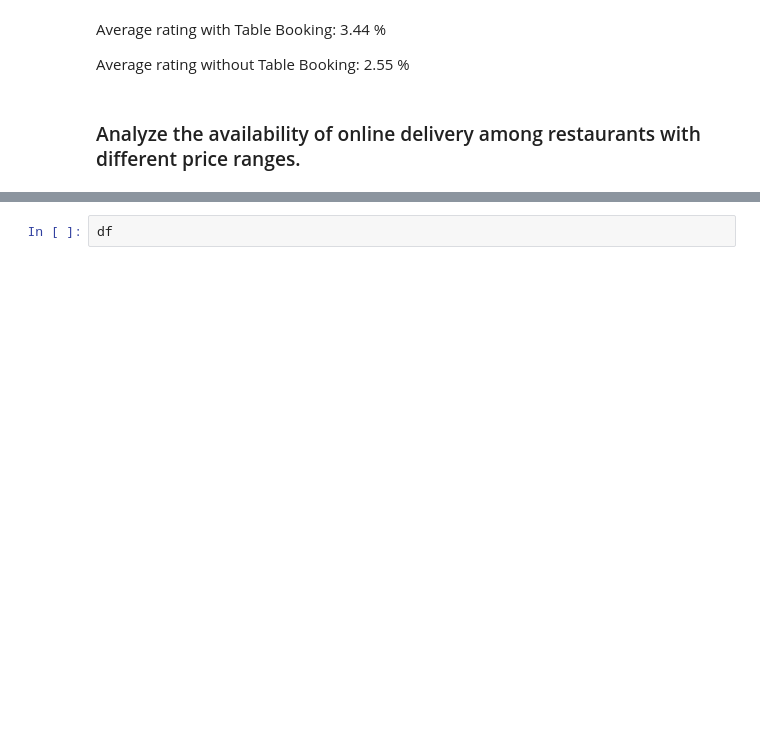
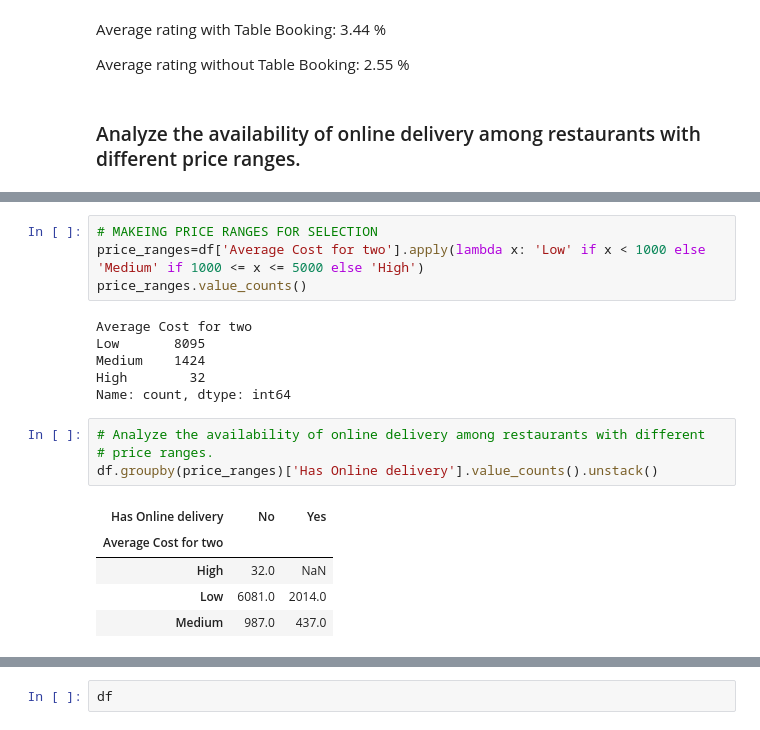
Before and after one commit to Aman811630/Data-Science-Internship-at-Cognifyz-Technologies, a Jupyter notebook: Level_02_Conifyz_Data_Science_Internship_By_Aman_Singh.ipynb, the cells around one changed output, grey strips where cells are left out. Saved outputs shown, nothing was run; the diff lists cells and outputs as text; blank space fills up the shorter version.

```diff
--- a/Level_02_Conifyz_Data_Science_Internship_By_Aman_Singh.ipynb
+++ b/Level_02_Conifyz_Data_Science_Internship_By_Aman_Singh.ipynb
@@ -156,0 +190,20 @@ Average rating without Table Booking: 2.55 %
+# %%
+# MAKEING PRICE RANGES FOR SELECTION
+price_ranges=df['Average Cost for two'].apply(lambda x: 'Low' if x < 1000 else 'Medium' if 1000 <= x <= 5000 else 'High')
+price_ranges.value_counts()
+# %% [output]
+Average Cost for two
+Low       8095
+Medium    1424
+High        32
+Name: count, dtype: int64
+# %%
+# Analyze the availability of online delivery among restaurants with different
+# price ranges.
+df.groupby(price_ranges)['Has Online delivery'].value_counts().unstack()
+# %% [output]
+| Has Online delivery | No | Yes |
+| Average Cost for two |  |  |
+| High | 32.0 | NaN |
+| Low | 6081.0 | 2014.0 |
+| Medium | 987.0 | 437.0 |
```
Also changed, not shown: parts of 9 cells of this notebook.
